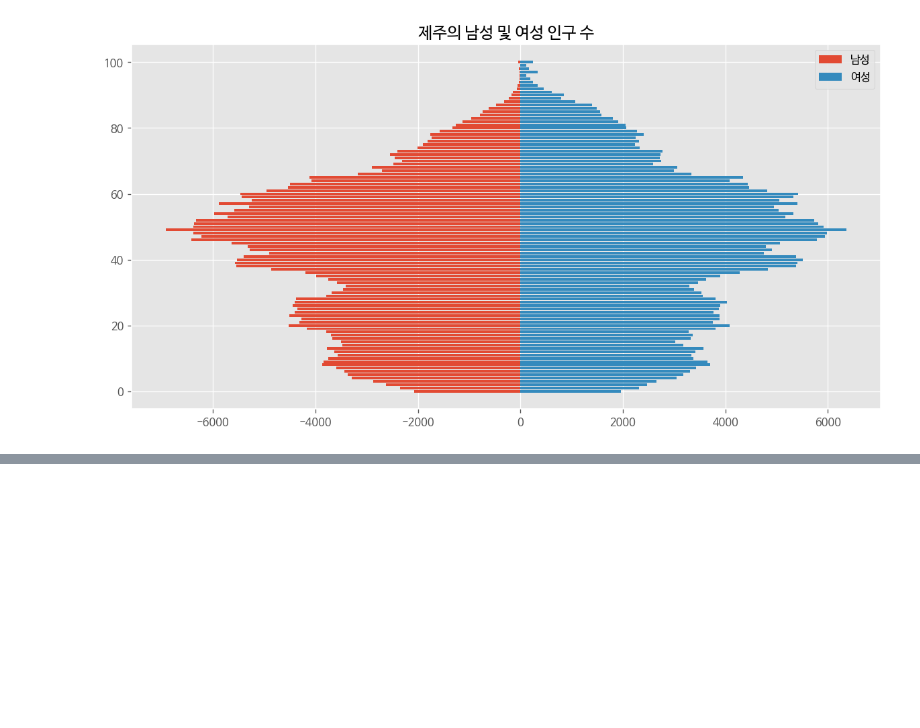
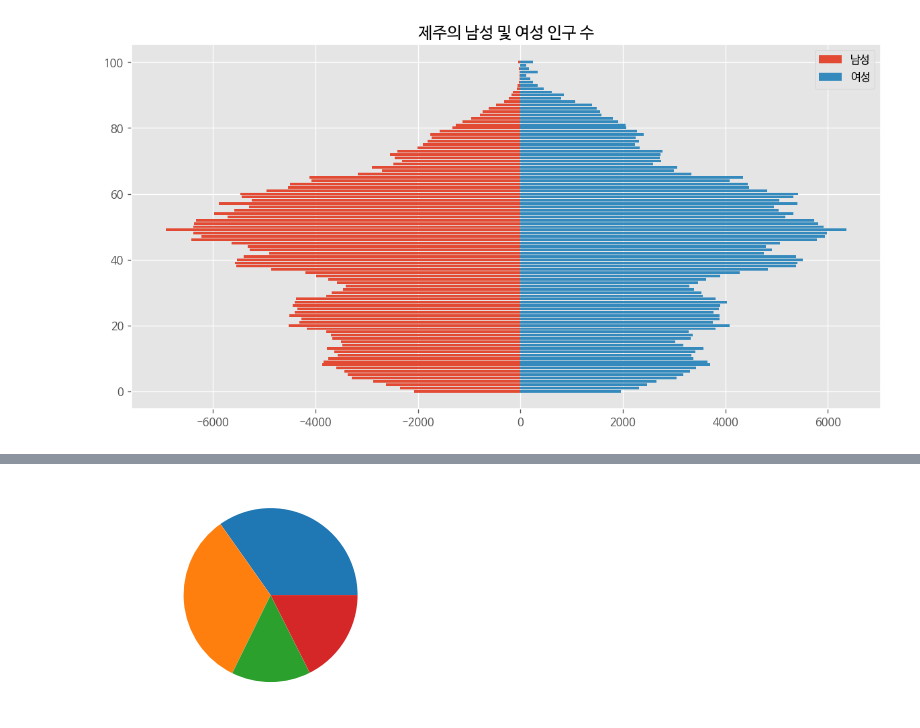
Before and after one commit to taesamja/AIpython, a Jupyter notebook: 모두의데이터분석.ipynb, the cells around one changed output, grey strips where cells are left out. Drawn from its saved outputs; the diff is of its cells as text; code cells hidden in the pictures; blank space fills up the shorter version.

```diff
--- a/모두의데이터분석.ipynb
+++ b/모두의데이터분석.ipynb
@@ -1535,0 +1551,14 @@ plt.show()
+# %%
+# 동그란 원 그리기 : axis()함수 이용
+
+import matplotlib.pyplot as plt
+
+size = [2441, 2312, 1031, 1233]
+
+plt.axis('equal') # 동그란 원 옵션
+
+plt.pie(size)
+
+plt.show()
+# %% [output]
+[figure, added]
```
Also changed, not shown: parts of 73 cells of this notebook.
